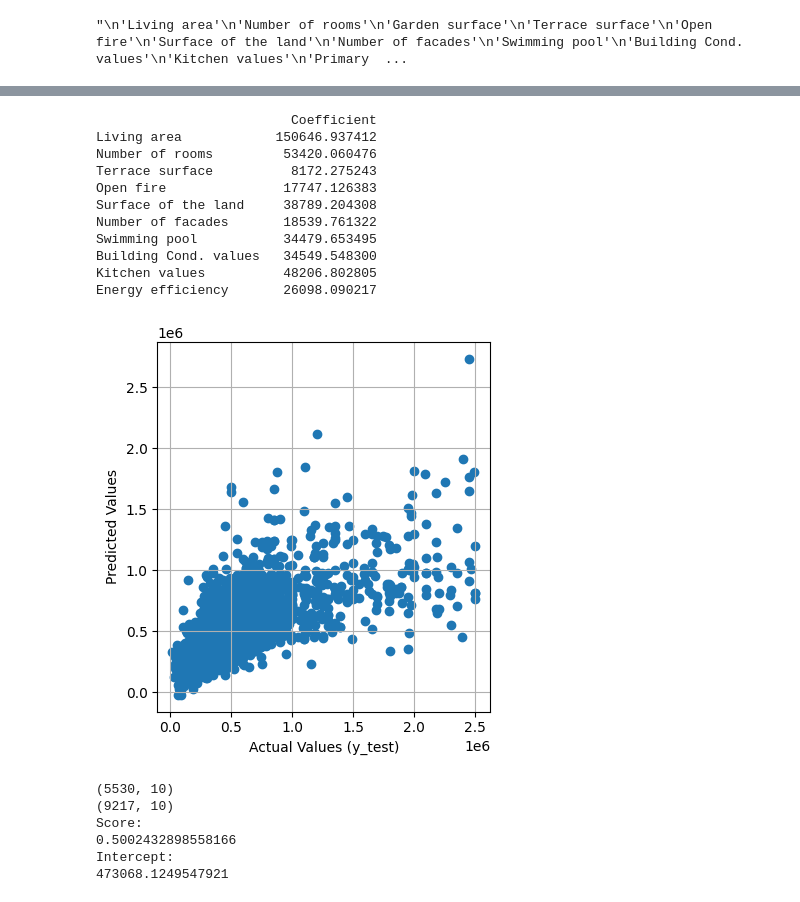
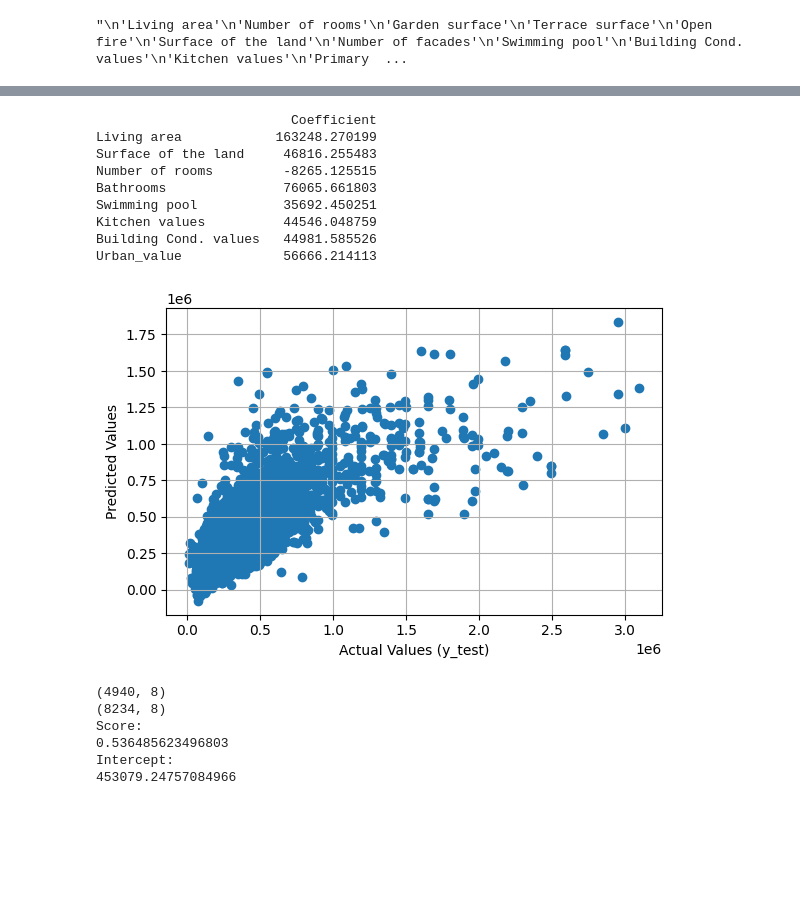
Before and after one commit to Ta-DevSark/challenge-regression, a Jupyter notebook: mourad.ipynb, the cells around one changed output, grey strips where cells are left out. Cells and saved outputs as stored; diff of their text form; code cells hidden in the pictures; blank space fills up the shorter version.

```diff
--- a/mourad.ipynb
+++ b/mourad.ipynb
@@ -210,14 +211,14 @@ from sklearn.linear_model import LinearRegression
 import pandas as pd
 import matplotlib.pyplot as plt
 
-features = list(df.drop(columns=['Zip','Price', 'id','Garden surface','Primary energy consumption']).columns)
+features = list(df.drop(columns=['Zip','Price', 'id','Primary energy consumption','Subtype of property','Energy class','Province']).columns)
 
 X = df[features]
 y = df['Price']
 # Instantiate the scaler
 scaler = StandardScaler()
 # Feature selection
-selector = SelectKBest(score_func=f_regression, k=10)
+selector = SelectKBest(score_func=f_regression, k=8)
 X = selector.fit_transform(X, y)
 
 X_train, X_test, y_train, y_test = train_test_split(X, y, test_size=0.4, random_state=101)
@@ -235,47 +236,45 @@ predictions = lm.predict(X_test)
 
 # Scoring the model
 score = lm.score(X_test, y_test)
 
 # Getting selected features
 mask = selector.get_support()
 selected_features = [feature for feature, boolean in zip(features, mask) if boolean]
 
 # Creating coefficient DataFrame
 coeff_df = pd.DataFrame(lm.coef_.reshape(-1, 1), index=selected_features, columns=['Coefficient'])
 
 print(coeff_df)
 
 # Plotting predicted vs. actual values
 plt.scatter(y_test, predictions)
 plt.xlabel('Actual Values (y_test)')
 plt.ylabel('Predicted Values')
 plt.grid(True)
 plt.axis('scaled')
 plt.show()
 
 print(X_train.shape)
 print(X.shape)
 
 print('Score:')
 print(score)
 print('Intercept:')
 print(lm.intercept_)
 # %% [output]
                          Coefficient
-Living area            150646.937412
-Number of rooms         53420.060476
-Terrace surface          8172.275243
-Open fire               17747.126383
-Surface of the land     38789.204308
-Number of facades       18539.761322
-Swimming pool           34479.653495
-Building Cond. values   34549.548300
-Kitchen values          48206.802805
-Energy efficiency       26098.090217
+Living area            163248.270199
+Surface of the land     46816.255483
+Number of rooms         -8265.125515
+Bathrooms               76065.661803
+Swimming pool           35692.450251
+Kitchen values          44546.048759
+Building Cond. values   44981.585526
+Urban_value             56666.214113
-[figure, old version]
+[figure, new version]
-(5530, 10)
-(9217, 10)
+(4940, 8)
+(8234, 8)
 Score:
-0.5002432898558166
+0.536485623496803
 Intercept:
-473068.1249547921
+453079.24757084966
```
Also changed, not shown: parts of 8 cells of this notebook.
